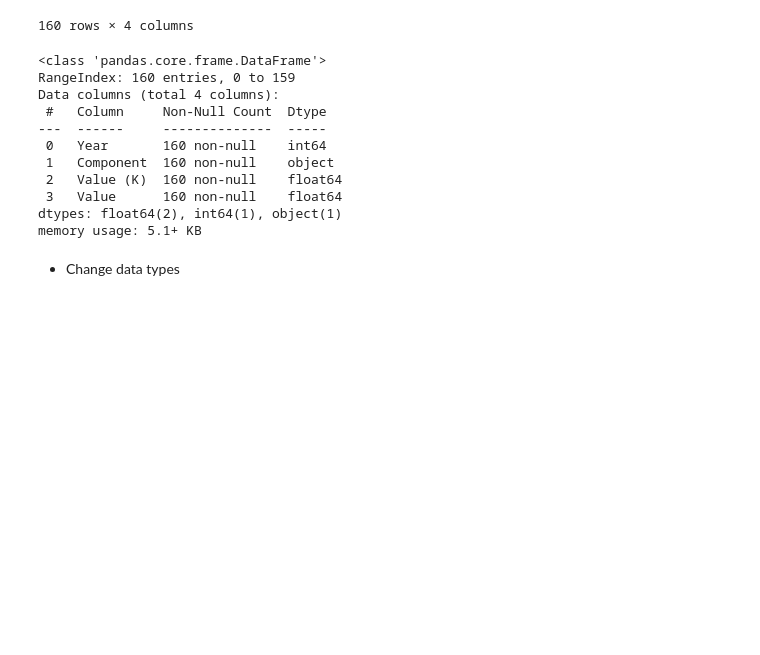
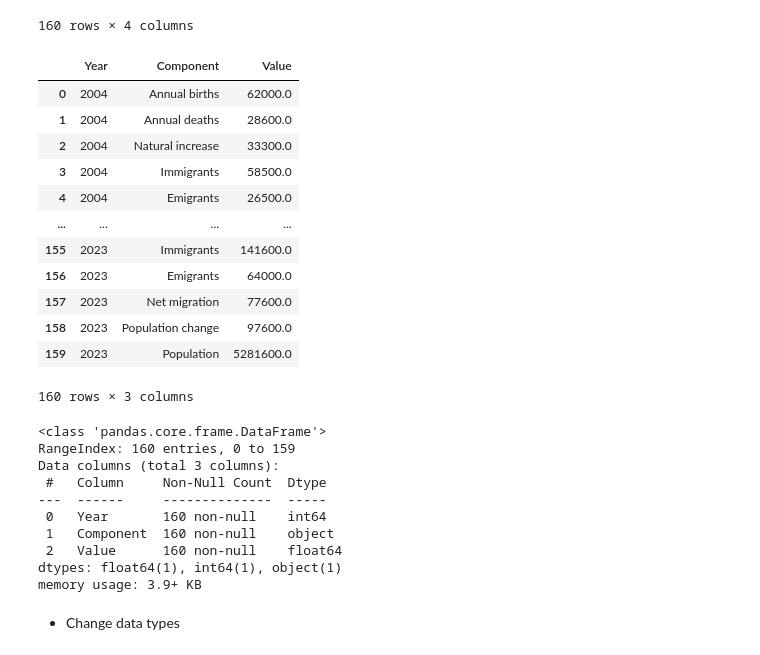
Before and after one commit to sba23014/cct_msc_data_analytics, a Jupyter notebook: s1_ca1/MSC_DA_CA1.ipynb, the cells around one changed output. Cells and saved outputs as stored; diff of their text form; code cells hidden in the pictures; blank space fills up the shorter version.

```diff
--- a/s1_ca1/MSC_DA_CA1.ipynb
+++ b/s1_ca1/MSC_DA_CA1.ipynb
@@ -318,21 +318,39 @@ pop_change_df
 | 158 | 2023 | Population change | 97.6 | 97600.0 |
 | 159 | 2023 | Population | 5281.6 | 5281600.0 |
 160 rows × 4 columns
+# %%
+# we don't need the 'Value (K)' column anymore
+pop_change_df.drop(['Value (K)'], axis = 1, inplace = True)
+
+pop_change_df
+# %% [output]
+|  | Year | Component | Value |
+| 0 | 2004 | Annual births | 62000.0 |
+| 1 | 2004 | Annual deaths | 28600.0 |
+| 2 | 2004 | Natural increase | 33300.0 |
+| 3 | 2004 | Immigrants | 58500.0 |
+| 4 | 2004 | Emigrants | 26500.0 |
+| ... | ... | ... | ... |
+| 155 | 2023 | Immigrants | 141600.0 |
+| 156 | 2023 | Emigrants | 64000.0 |
+| 157 | 2023 | Net migration | 77600.0 |
+| 158 | 2023 | Population change | 97600.0 |
+| 159 | 2023 | Population | 5281600.0 |
+160 rows × 3 columns
 # %%
 # Print a concise summary of the df
 pop_change_df.info()
 # %% [output]
 <class 'pandas.core.frame.DataFrame'>
 RangeIndex: 160 entries, 0 to 159
-Data columns (total 4 columns):
+Data columns (total 3 columns):
  #   Column     Non-Null Count  Dtype
 ---  ------     --------------  -----
  0   Year       160 non-null    int64
  1   Component  160 non-null    object
- 2   Value (K)  160 non-null    float64
- 3   Value      160 non-null    float64
-dtypes: float64(2), int64(1), object(1)
-memory usage: 5.1+ KB
+ 2   Value      160 non-null    float64
+dtypes: float64(1), int64(1), object(1)
+memory usage: 3.9+ KB
 # %% [markdown]
 * Change data types
 # %%
```
Also changed, not shown: parts of 13 cells of this notebook, 1 other file.
